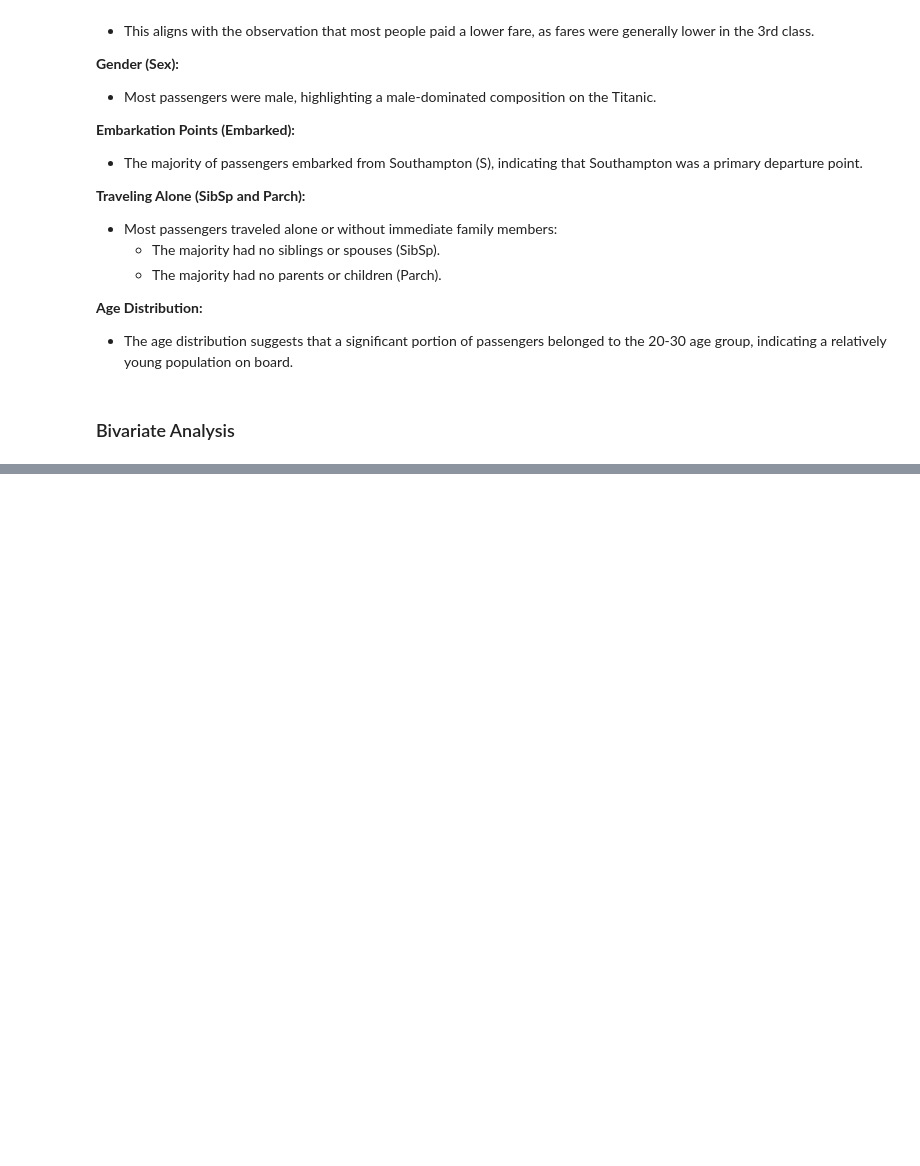
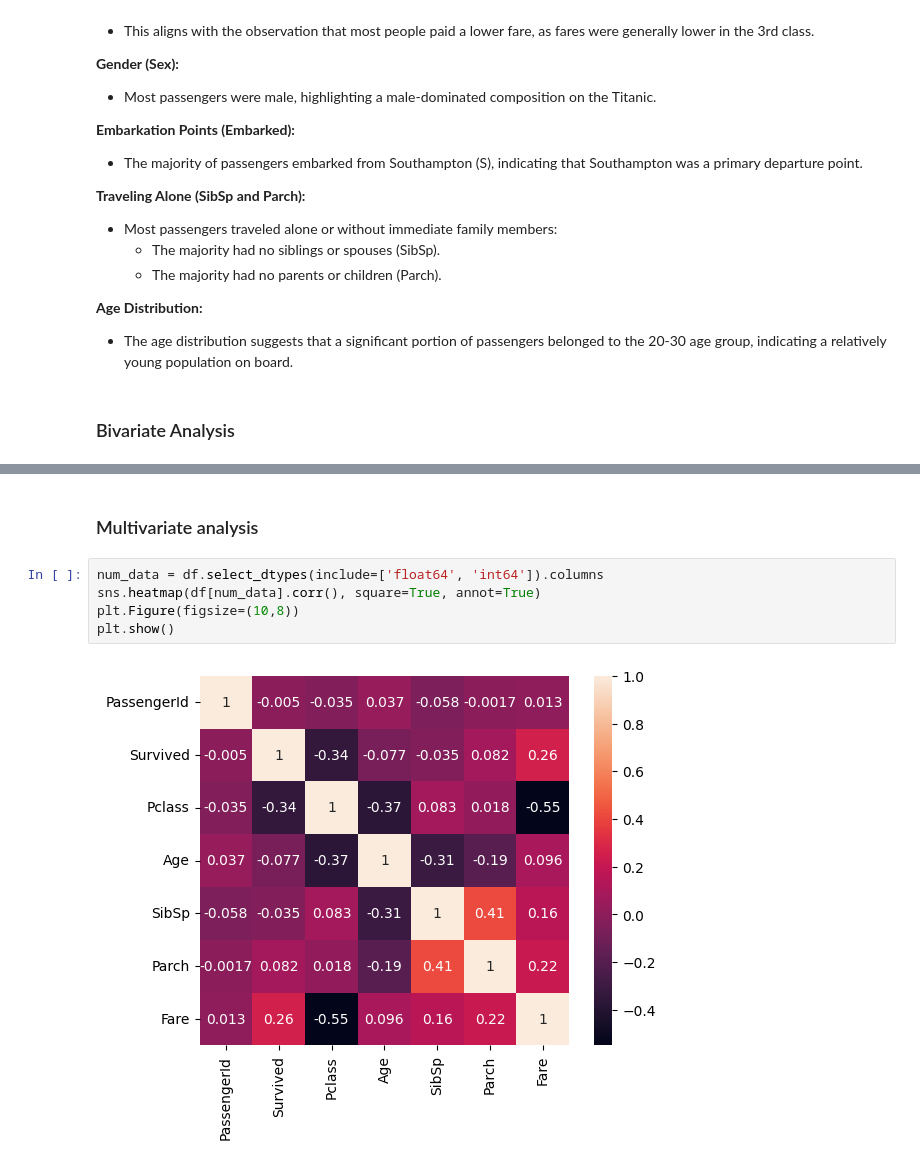
Before and after one commit to AbhinnV04/Titanic_Classification-Bharat_Intern, a Jupyter notebook: notebooks/EDA_and_model.ipynb, the cells around one changed output, grey strips where cells are left out. Cells and saved outputs as stored; diff of their text form; blank space fills up the shorter version.

```diff
--- a/notebooks/EDA_and_model.ipynb
+++ b/notebooks/EDA_and_model.ipynb
@@ -109,0 +137,9 @@ for i, column in enumerate(cols):
+# %% [markdown]
+### Multivariate analysis
+# %%
+num_data = df.select_dtypes(include=['float64', 'int64']).columns
+sns.heatmap(df[num_data].corr(), square=True, annot=True)
+plt.Figure(figsize=(10,8))
+plt.show()
+# %% [output]
+[figure, added]
```
Also changed, not shown: parts of 19 cells of this notebook, 1 other file.
